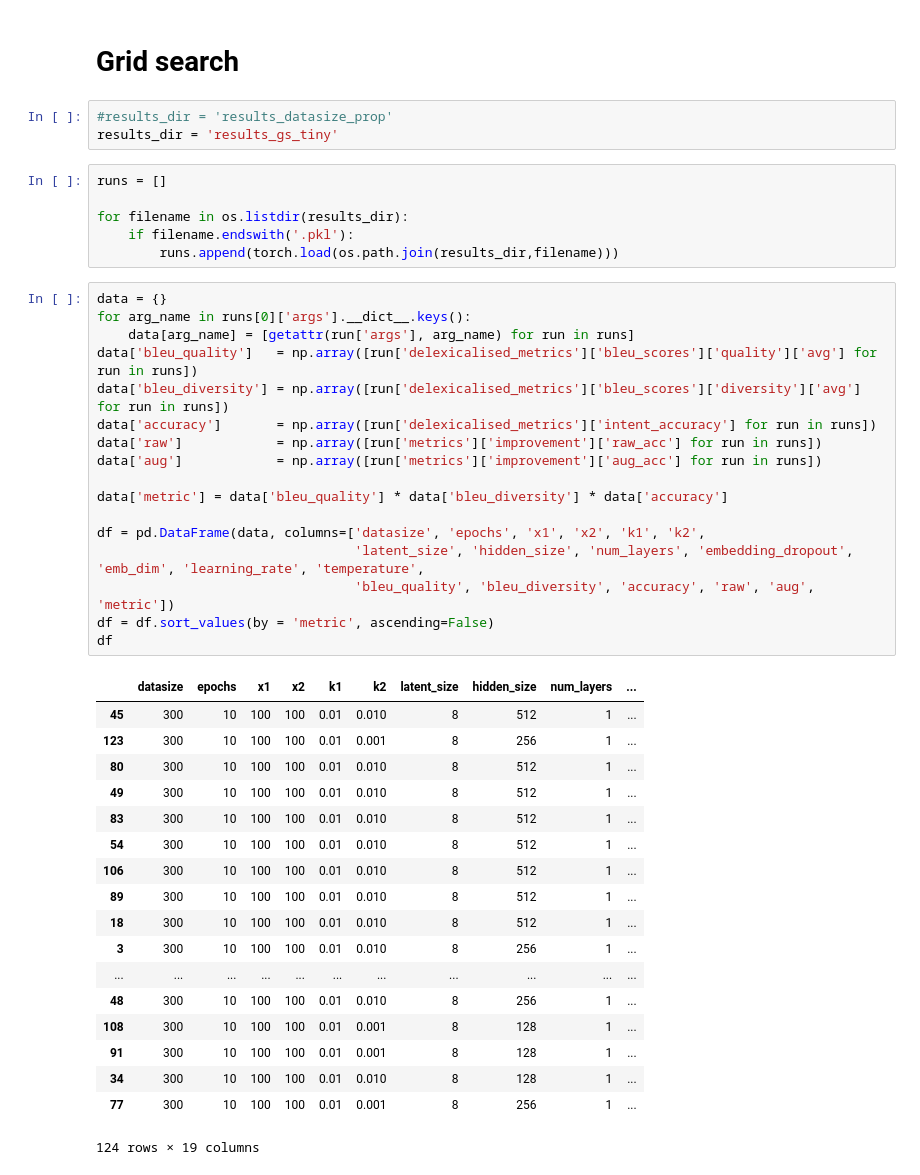
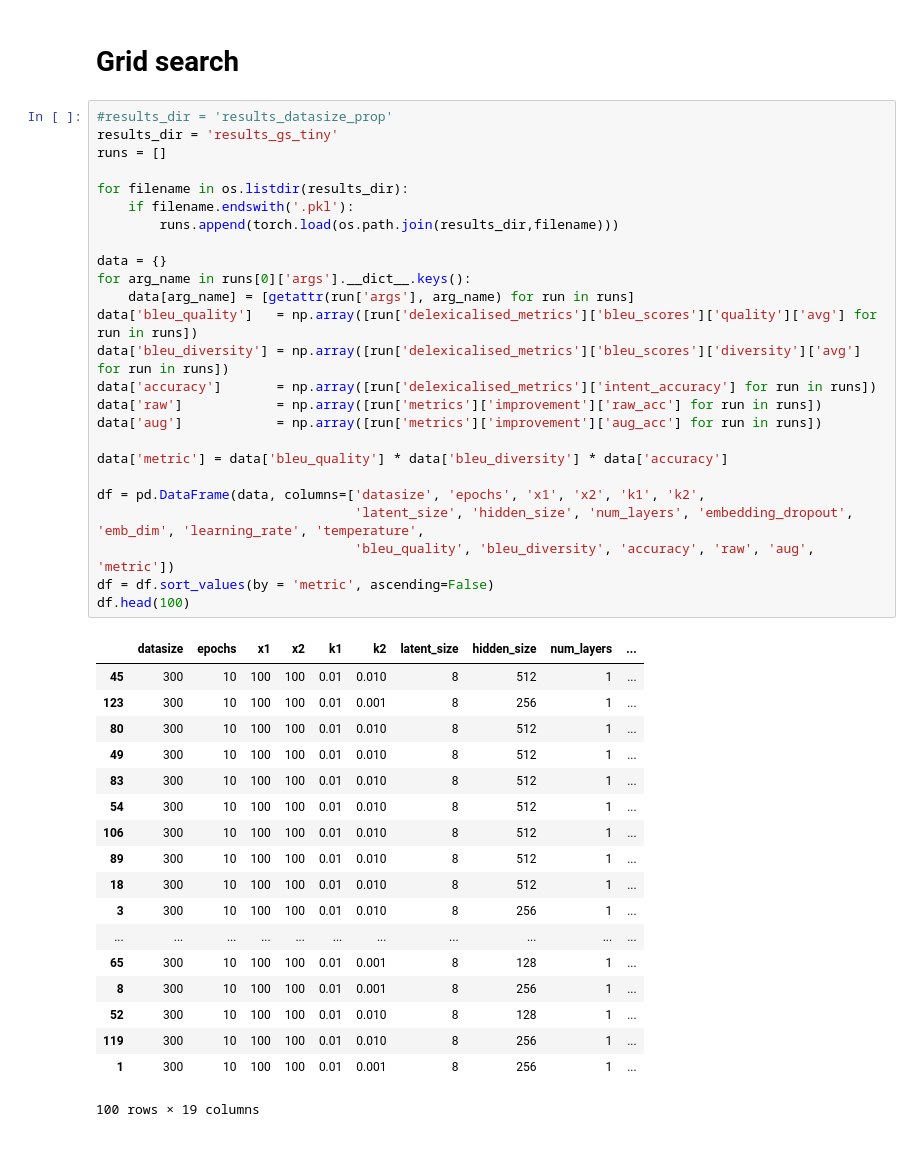
Before and after one commit to sonos/automatic-data-generation, a Jupyter notebook: automatic_data_generation/data-generation.ipynb, the cells around one changed output. Saved outputs shown, nothing was run; the diff lists cells and outputs as text; blank space fills up the shorter version.

```diff
--- a/automatic_data_generation/data-generation.ipynb
+++ b/automatic_data_generation/data-generation.ipynb
@@ -326,50 +383,49 @@ RuntimeError: shape '[64, 64]' is invalid for input of size 20480
 # %% [markdown]
 # Grid search
-# %%
-#results_dir = 'results_datasize_prop'
-results_dir = 'results_gs_tiny'
-# %%
-runs = []
-
-for filename in os.listdir(results_dir):
-    if filename.endswith('.pkl'):
-        runs.append(torch.load(os.path.join(results_dir,filename)))
 # %%
+#results_dir = 'results_datasize_prop'
+results_dir = 'results_gs_tiny'
+runs = []
+
+for filename in os.listdir(results_dir):
+    if filename.endswith('.pkl'):
+        runs.append(torch.load(os.path.join(results_dir,filename)))
+
 data = {}
 for arg_name in runs[0]['args'].__dict__.keys():
     data[arg_name] = [getattr(run['args'], arg_name) for run in runs]
 data['bleu_quality']   = np.array([run['delexicalised_metrics']['bleu_scores']['quality']['avg'] for run in runs])
 data['bleu_diversity'] = np.array([run['delexicalised_metrics']['bleu_scores']['diversity']['avg'] for run in runs])
 data['accuracy']       = np.array([run['delexicalised_metrics']['intent_accuracy'] for run in runs])
 data['raw']            = np.array([run['metrics']['improvement']['raw_acc'] for run in runs])
 data['aug']            = np.array([run['metrics']['improvement']['aug_acc'] for run in runs])
 
 data['metric'] = data['bleu_quality'] * data['bleu_diversity'] * data['accuracy']
 
 df = pd.DataFrame(data, columns=['datasize', 'epochs', 'x1', 'x2', 'k1', 'k2',
                                  'latent_size', 'hidden_size', 'num_layers', 'embedding_dropout', 'emb_dim', 'learning_rate', 'temperature',
                                  'bleu_quality', 'bleu_diversity', 'accuracy', 'raw', 'aug', 'metric'])
 df = df.sort_values(by = 'metric', ascending=False)
-df
+df.head(100)
 # %% [output]
 |  | datasize | epochs | x1 | x2 | k1 | k2 | latent_size | hidden_size | num_layers | ... |
 | 45 | 300 | 10 | 100 | 100 | 0.01 | 0.010 | 8 | 512 | 1 | ... |
 | 123 | 300 | 10 | 100 | 100 | 0.01 | 0.001 | 8 | 256 | 1 | ... |
 | 80 | 300 | 10 | 100 | 100 | 0.01 | 0.010 | 8 | 512 | 1 | ... |
 | 49 | 300 | 10 | 100 | 100 | 0.01 | 0.010 | 8 | 512 | 1 | ... |
 | 83 | 300 | 10 | 100 | 100 | 0.01 | 0.010 | 8 | 512 | 1 | ... |
 | 54 | 300 | 10 | 100 | 100 | 0.01 | 0.010 | 8 | 512 | 1 | ... |
 | 106 | 300 | 10 | 100 | 100 | 0.01 | 0.010 | 8 | 512 | 1 | ... |
 | 89 | 300 | 10 | 100 | 100 | 0.01 | 0.010 | 8 | 512 | 1 | ... |
 | 18 | 300 | 10 | 100 | 100 | 0.01 | 0.010 | 8 | 512 | 1 | ... |
 | 3 | 300 | 10 | 100 | 100 | 0.01 | 0.010 | 8 | 256 | 1 | ... |
 | ... | ... | ... | ... | ... | ... | ... | ... | ... | ... | ... |
-| 48 | 300 | 10 | 100 | 100 | 0.01 | 0.010 | 8 | 256 | 1 | ... |
-| 108 | 300 | 10 | 100 | 100 | 0.01 | 0.001 | 8 | 128 | 1 | ... |
-| 91 | 300 | 10 | 100 | 100 | 0.01 | 0.001 | 8 | 128 | 1 | ... |
-| 34 | 300 | 10 | 100 | 100 | 0.01 | 0.010 | 8 | 128 | 1 | ... |
-| 77 | 300 | 10 | 100 | 100 | 0.01 | 0.001 | 8 | 256 | 1 | ... |
+| 65 | 300 | 10 | 100 | 100 | 0.01 | 0.001 | 8 | 128 | 1 | ... |
+| 8 | 300 | 10 | 100 | 100 | 0.01 | 0.001 | 8 | 256 | 1 | ... |
+| 52 | 300 | 10 | 100 | 100 | 0.01 | 0.010 | 8 | 128 | 1 | ... |
+| 119 | 300 | 10 | 100 | 100 | 0.01 | 0.010 | 8 | 256 | 1 | ... |
+| 1 | 300 | 10 | 100 | 100 | 0.01 | 0.001 | 8 | 256 | 1 | ... |
-124 rows × 19 columns
+100 rows × 19 columns
 # %%
 irun = np.argmax(data['metric'])
 print(irun)
```
Also changed, not shown: parts of 24 cells of this notebook, 4 other files.
